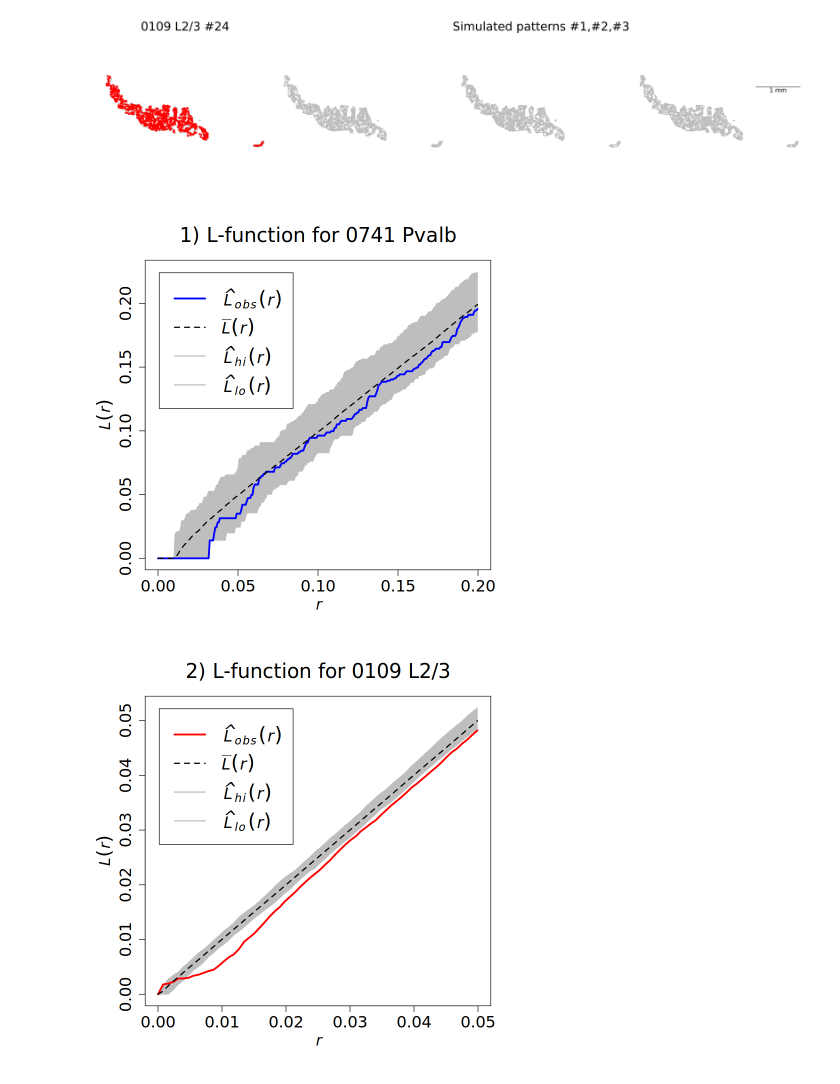
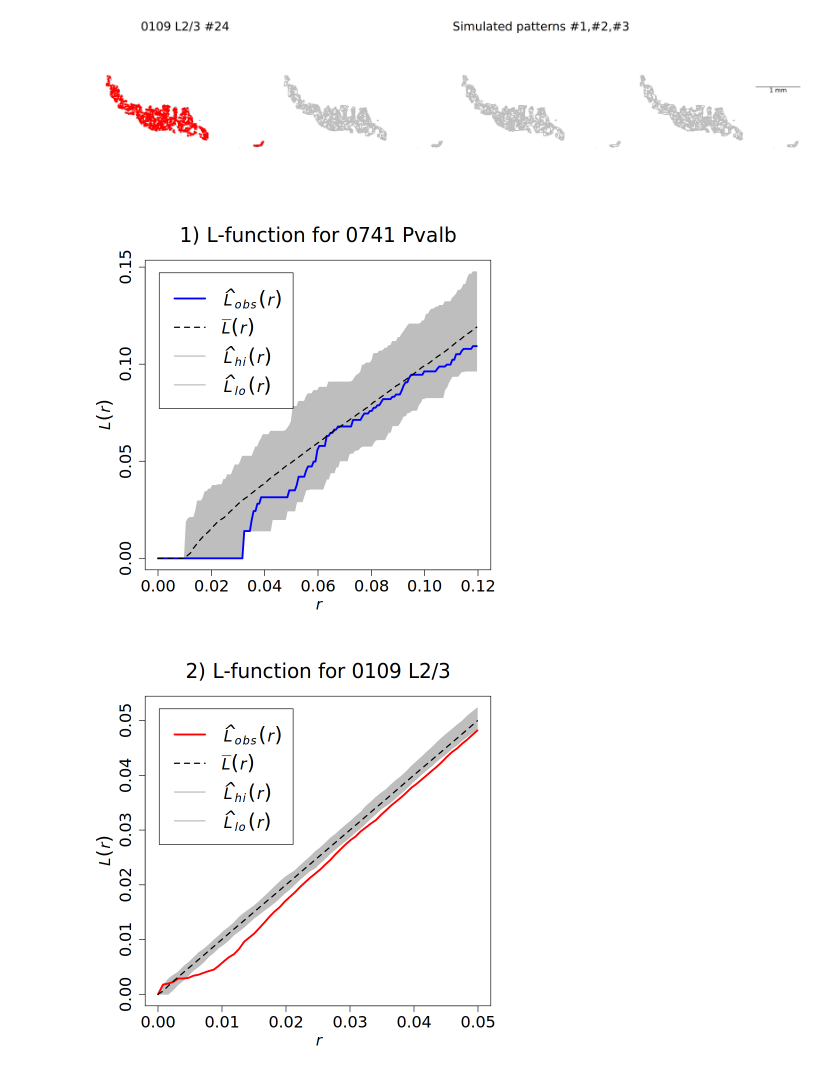
Before and after one commit to yiliuw/mosaics, a Jupyter notebook: code/F1 - Data and mechanism/mechanism.ipynb, the cells around one changed output. Drawn from its saved outputs; the diff is of its cells as text; code cells hidden in the pictures.

```diff
--- a/code/F1 - Data and mechanism/mechanism.ipynb
+++ b/code/F1 - Data and mechanism/mechanism.ipynb
@@ -176,21 +141,25 @@ lines(x=c(8,9), y=c(4.5,4.5),lty=1, lwd= 2)
 text(x=8.5, y=4.5, pos=1, label="1 mm",cex=2)
 # %% [output]
 [figure]
+# %%
+Eli<-readRDS("./temp/env.RDS")
+E<-Eli[[1]]
+E1<-Eli[[2]]
 # %%
 options(repr.plot.width=7, repr.plot.height=7)
 #op <- par(family = "sans")
 #par(cex.main=4,mfrow=c(1,2),mai=c(0.4,0.4,0.8,0.2))
-plot(E,xlim=c(0,0.2),main=TeX(r'(1) $L$-function for 0741 Pvalb)'),col=c('blue','black',3,3),lwd=c(3,2,2,2),
+plot(E,xlim=c(0,0.12),main=TeX(r'(1) $L$-function for 0741 Pvalb)'),col=c('blue','black',3,3),lwd=c(3,2,2,2),
      cex.lab=1.5, cex.axis=1.6,cex.main=2,mgp=c(2.5,1,0),legendargs=list(cex=1.6))
 
 #axis(1,at = seq(0,0.2,0.05), labels=c(seq(0,0.15,0.05), "0.2mm"), cex.axis=1.2)
 
 #plot(E1,xlim=c(0,0.05),main=TeX(r'(2) $L$-function for 0109 L2/3)'),lwd=2,cex.lab=1.5, cex.axis=1.2,cex.main=1.5)
 #axis(1,at = seq(0,0.05,0.01), labels=c(seq(0,0.04,0.01), "0.05mm"), cex.axis=1.2)
 
 #par(op)
 # %% [output]
-[figure, old version]
+[figure, new version]
 # %%
 options(repr.plot.width=7, repr.plot.height=7)
 #op <- par(family = "sans")
```
Also changed, not shown: parts of 2 cells of this notebook.
